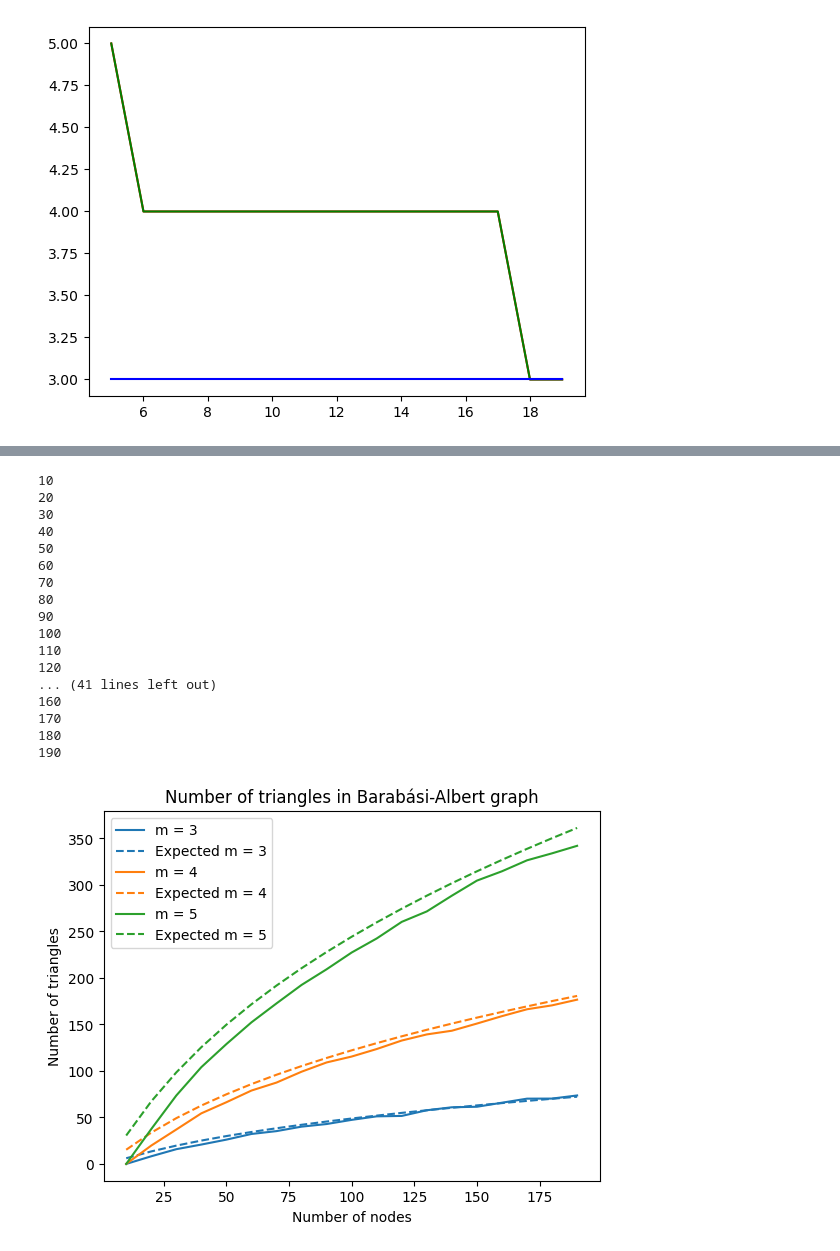
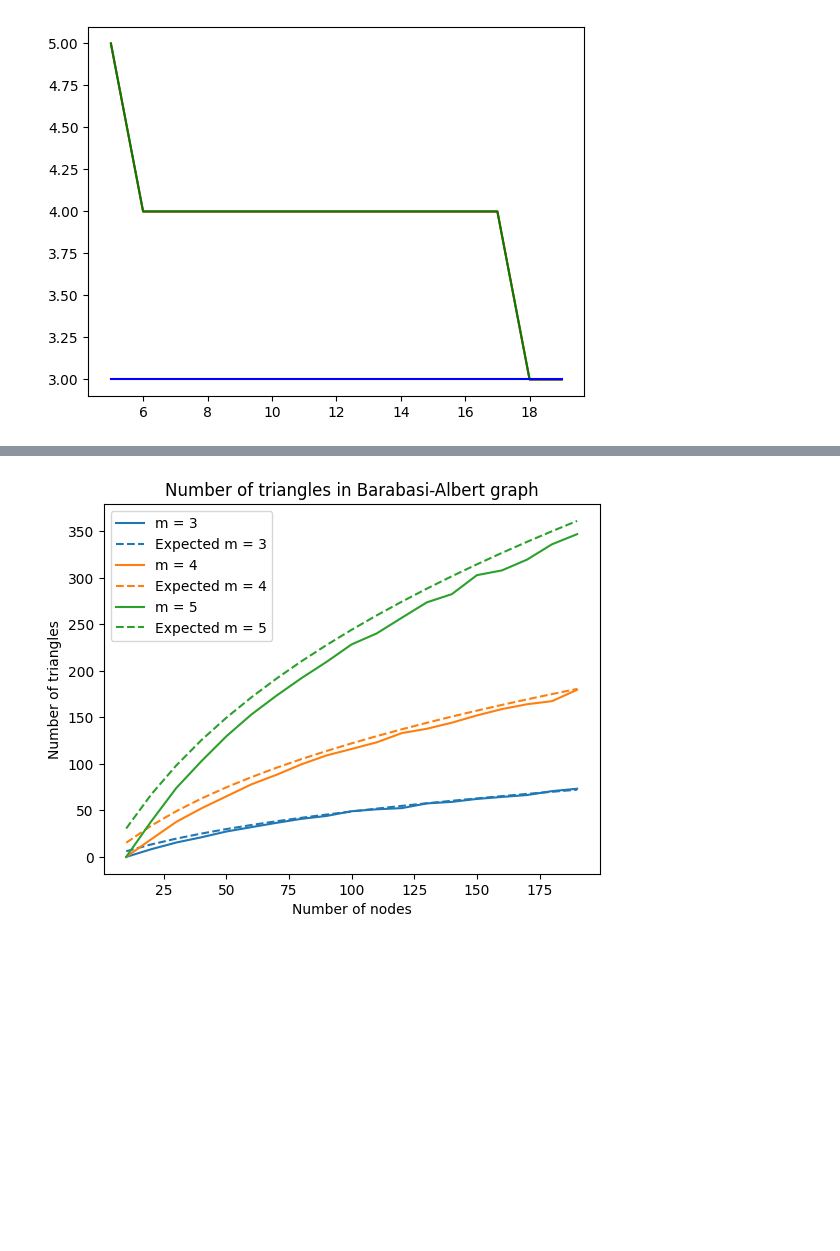
Before and after one commit to karoljanic/preferential-colouring-of-random-graphs, a Jupyter notebook: preferential-colouring-of-random-graphs.ipynb, the cells around one changed output, grey strips where cells are left out. Drawn from its saved outputs; the diff is of its cells as text; code cells hidden in the pictures; blank space fills up the shorter version.

```diff
--- a/preferential-colouring-of-random-graphs.ipynb
+++ b/preferential-colouring-of-random-graphs.ipynb
@@ -251,19 +251,8 @@ with open('cmake-build-debug/times1.txt') as file:
         x, y = line.strip().split()
         xs.append(int(x))
         ys1.append(int(y))
-        ys2.append(1 * int(x) ** 3)
-        # ys2.append(3 ** (int(x) / 10))
-        # ys2.append(int(y) / int(x) ** 3)
-
-    print(xs)
-    print(ys1)
-    print(ys2)
-
+        ys2.append(3 * int(x) ** 3)
     plt.scatter(xs, ys1, c='blue')
     plt.scatter(xs, ys2, c='green')
-    # plt.scatter(xs[20:], ys2[20:])
-    # plt.scatter(xs, ys1, c="red")
-    # plt.scatter(xs, [x ** 3 for x in xs], c="green")
-    # plt.scatter(xs, [0.002 * x ** 4 for x in xs], c="blue")
     plt.show()
 # %% [output]
@@ -641,8 +606,4 @@ with open('planarity2.pkl', 'wb') as f:
     pickle.dump(planarity_data, f)
-# %%
-for m, data in planarity_data.items():
-    print(m)
-    print(data)
 # %%
 COLORS = ["#1f77b4", "#ff7f0e", "#2ca02c", "#d62728", "#9467bd", "#8c564b", "#e377c2", "#7f7f7f", "#bcbd22", "#17becf"]
 X_PARAM = 'size'
@@ -661,8 +622,6 @@ for m, data in planarity_data.items():
         y_non_planar_k5.append(serie['non-planar-k5'] / REPEATS)
         y_non_planar_k33.append(serie['non-planar-k33'] / REPEATS)
         s = serie['planar'] + serie['non-planar-k5'] + serie['non-planar-k33']
-        if s != REPEATS:
-            print(f'm={m}, n={n}, sum={s}')
 
     plt.plot(x, [y for y in y_planar], label='Planar', color=COLORS[0])
     plt.plot(x, [y for y in y_non_planar_k5], label='Non-planar K5', color=COLORS[1])
@@ -675,51 +717,37 @@ for m, data in planarity_data.items():
 # %%
 COLORS = ["#1f77b4", "#ff7f0e", "#2ca02c", "#d62728", "#9467bd", "#8c564b", "#e377c2", "#7f7f7f", "#bcbd22", "#17becf"]
+RECALCULATE = False
 
 def k3_expected_number(n, m):
     return (m-1) * m * (m+1) * math.log(n)**3 / 48
 
 for m in [3, 4, 5]:
-    x = []
-    y = []
-    exp_y = []
-    for n in range(10, 200, 10):
-        print(n)
-        ex = k3_expected_number(n, m)
-        n_sum = 0
-        for _ in range(100):
-            G = generate_graph(10, n, m)
-            triangles = nx.triangles(G)
-            total_triangles = sum(triangles.values()) // 3
-            n_sum += total_triangles
-        x.append(n)
-        y.append(n_sum / 100)
-        exp_y.append(ex)
+    if RECALCULATE:
+        x = []
+        y = []
+        for n in range(10, 200, 10):
+            print(n)
+            n_sum = 0
+            for _ in range(100):
+                G = generate_graph(10, n, m)
+                triangles = nx.triangles(G)
+                total_triangles = sum(triangles.values()) // 3
+                n_sum += total_triangles
+            x.append(n)
+            y.append(n_sum / 100)
+        pickle.dump((x, y), open(f'k3_data_m_{m}.pkl', 'wb'))
+    else:
+        x, y = pickle.load(open(f'k3_data_m_{m}.pkl', 'rb'))
 
+    exp_y = [k3_expected_number(n, m) for n in x]
     plt.plot(x, y, label=f'm = {m}', linestyle='-', color=COLORS[m - 3])
     plt.plot(x, exp_y, label=f'Expected m = {m}', linestyle='--', color=COLORS[m - 3])
 plt.title("Number of triangles in Barabasi-Albert graph")
 plt.xlabel("Number of nodes")
 plt.ylabel("Number of triangles")
 plt.legend()
 plt.show()
 # %% [output]
-10
-20
-30
-40
-50
-60
-70
-80
-90
-100
-110
-120
-... (41 lines left out)
-160
-170
-180
-190
-[figure, old version]
+[figure, new version]
 # %%
 COLORS = ["#1f77b4", "#ff7f0e", "#2ca02c", "#d62728", "#9467bd", "#8c564b", "#e377c2", "#7f7f7f", "#bcbd22", "#17becf"]
```
Also changed, not shown: parts of 15 cells of this notebook, 13 other files.
